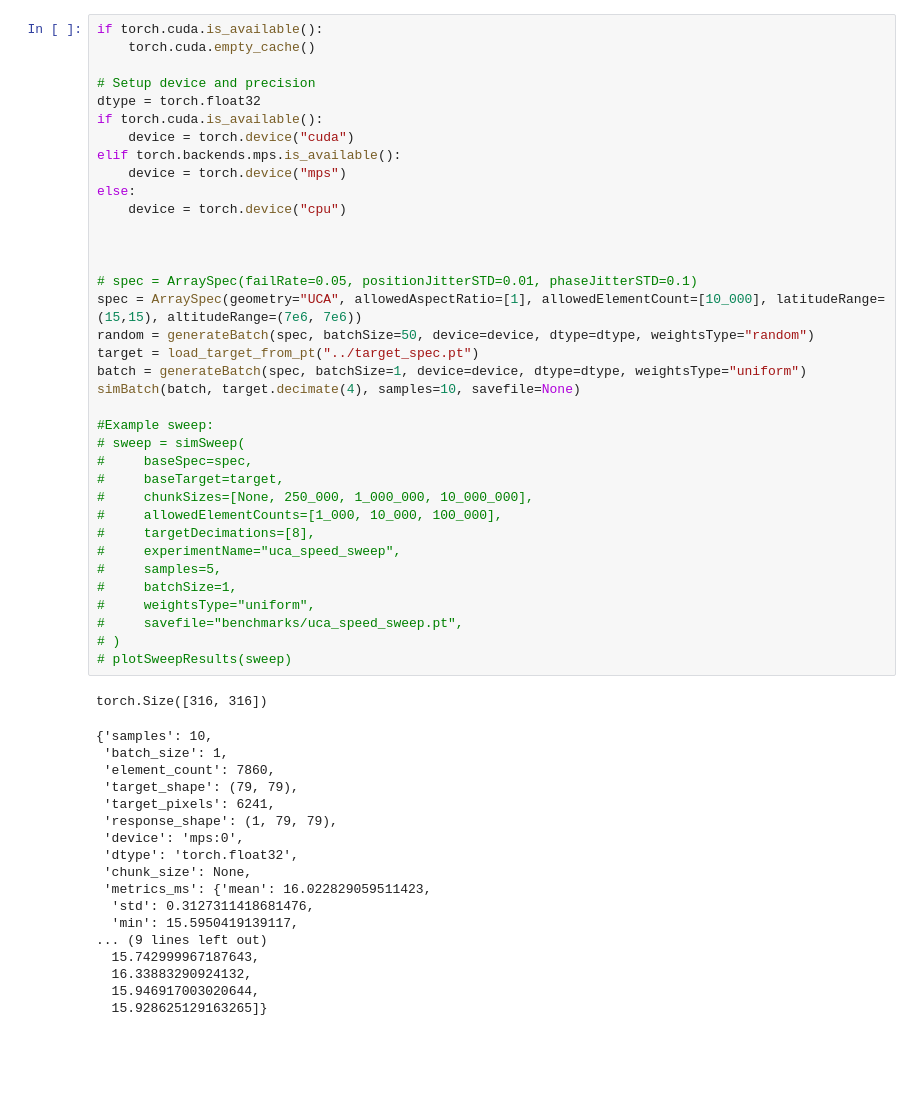
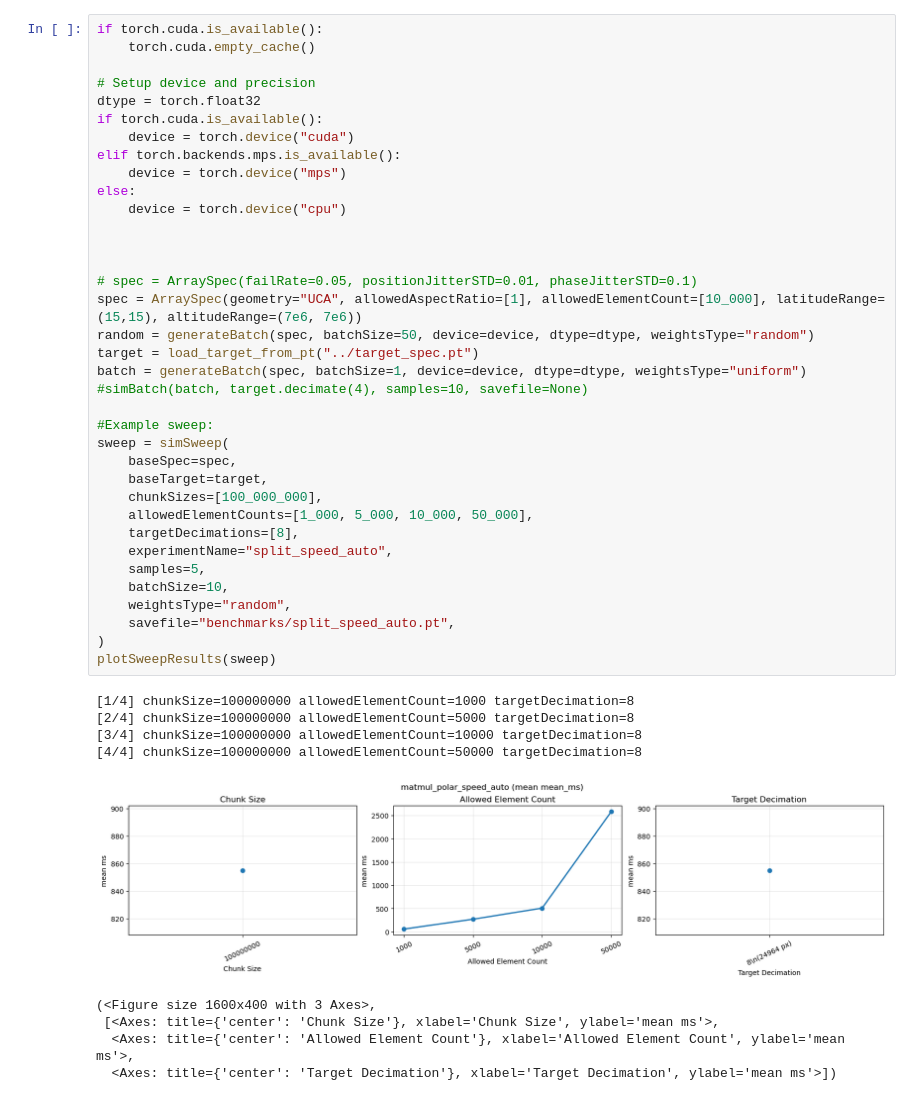
Before and after one commit to rtlaryan/Helios, a Jupyter notebook: notebooks/simulationExperiments.ipynb, the cells around one changed output. Saved outputs shown, nothing was run; the diff lists cells and outputs as text; blank space fills up the shorter version.

Commit message:
better plotting

```diff
--- a/notebooks/simulationExperiments.ipynb
+++ b/notebooks/simulationExperiments.ipynb
@@ -350,56 +395,47 @@ def plotSweepResults(
 # %%
 if torch.cuda.is_available():
     torch.cuda.empty_cache()
 
 # Setup device and precision
 dtype = torch.float32
 if torch.cuda.is_available():
     device = torch.device("cuda")
 elif torch.backends.mps.is_available():
     device = torch.device("mps")
 else:
     device = torch.device("cpu")
 
 
 
 # spec = ArraySpec(failRate=0.05, positionJitterSTD=0.01, phaseJitterSTD=0.1)
 spec = ArraySpec(geometry="UCA", allowedAspectRatio=[1], allowedElementCount=[10_000], latitudeRange=(15,15), altitudeRange=(7e6, 7e6))
 random = generateBatch(spec, batchSize=50, device=device, dtype=dtype, weightsType="random")
 target = load_target_from_pt("../target_spec.pt")
 batch = generateBatch(spec, batchSize=1, device=device, dtype=dtype, weightsType="uniform")
-simBatch(batch, target.decimate(4), samples=10, savefile=None)
+#simBatch(batch, target.decimate(4), samples=10, savefile=None)
 
 #Example sweep:
-# sweep = simSweep(
-#     baseSpec=spec,
-#     baseTarget=target,
-#     chunkSizes=[None, 250_000, 1_000_000, 10_000_000],
-#     allowedElementCounts=[1_000, 10_000, 100_000],
-#     targetDecimations=[8],
-#     experimentName="uca_speed_sweep",
-#     samples=5,
-#     batchSize=1,
-#     weightsType="uniform",
-#     savefile="benchmarks/uca_speed_sweep.pt",
-# )
-# plotSweepResults(sweep)
+sweep = simSweep(
+    baseSpec=spec,
+    baseTarget=target,
+    chunkSizes=[100_000_000],
+    allowedElementCounts=[1_000, 5_000, 10_000, 50_000],
+    targetDecimations=[8],
+    experimentName="split_speed_auto",
+    samples=5,
+    batchSize=10,
+    weightsType="random",
+    savefile="benchmarks/split_speed_auto.pt",
+)
+plotSweepResults(sweep)
 # %% [output]
-torch.Size([316, 316])
+[1/4] chunkSize=100000000 allowedElementCount=1000 targetDecimation=8
+[2/4] chunkSize=100000000 allowedElementCount=5000 targetDecimation=8
+[3/4] chunkSize=100000000 allowedElementCount=10000 targetDecimation=8
+[4/4] chunkSize=100000000 allowedElementCount=50000 targetDecimation=8
+[figure, added]
-{'samples': 10,
- 'batch_size': 1,
- 'element_count': 7860,
- 'target_shape': (79, 79),
- 'target_pixels': 6241,
- 'response_shape': (1, 79, 79),
- 'device': 'mps:0',
- 'dtype': 'torch.float32',
- 'chunk_size': None,
- 'metrics_ms': {'mean': 16.022829059511423,
-  'std': 0.3127311418681476,
-  'min': 15.5950419139117,
-... (9 lines left out)
-  15.742999967187643,
-  16.33883290924132,
-  15.946917003020644,
-  15.928625129163265]}
+(<Figure size 1600x400 with 3 Axes>,
+ [<Axes: title={'center': 'Chunk Size'}, xlabel='Chunk Size', ylabel='mean ms'>,
+  <Axes: title={'center': 'Allowed Element Count'}, xlabel='Allowed Element Count', ylabel='mean ms'>,
+  <Axes: title={'center': 'Target Decimation'}, xlabel='Target Decimation', ylabel='mean ms'>])
 # %%
```
Also changed, not shown: parts of 2 cells of this notebook.
